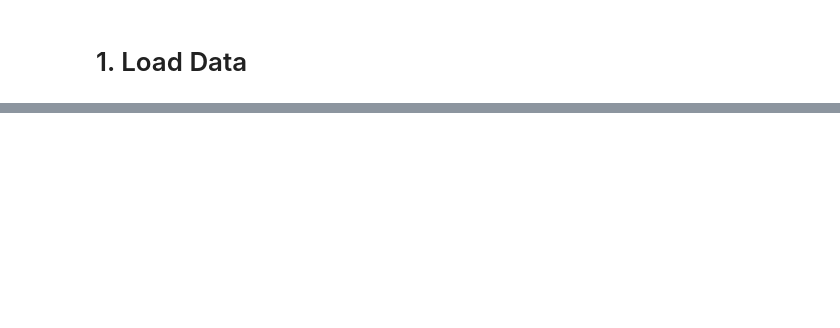
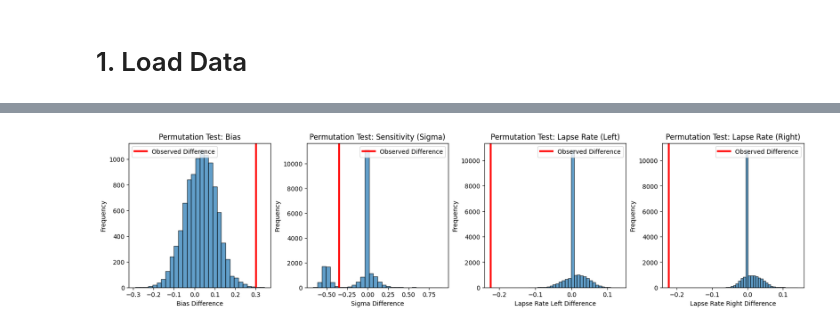
Before and after one commit to iakioh/V1SH_experiment, a Jupyter notebook: analysis/analysis_questplus.ipynb, the cells around one changed output, grey strips where cells are left out. Cells and saved outputs as stored; diff of their text form; code cells hidden in the pictures; blank space fills up the shorter version.

```diff
--- a/analysis/analysis_questplus.ipynb
+++ b/analysis/analysis_questplus.ipynb
@@ -398,0 +1296,79 @@ if save_results:
+# %%
+# Test results
+print("Permutation Test Results:")
+print("=========================\n")
+
+# for biases:
+observed_bias_12 = - 0.5 * ML_results_2[12]['mean'][1]
+observed_bias_1 = - 0.5 * ML_results_2[1]['mean'][1]
+observed_difference = observed_bias_12 - observed_bias_1
+p_value = np.mean(PT_results_2[12]['bias'] - PT_results_2[1]['bias'] >= observed_difference)
+print("Bias:")
+print(f"Observed difference between 12 rows and 1 row: {observed_difference:.4f}")
+print(f"P-value: {p_value}\n")
+
+# for sigmas:
+observed_sigma_12 = ML_results_2[12]['std'][1]
+observed_sigma_1 = ML_results_2[1]['std'][1]
+observed_difference = observed_sigma_12 - observed_sigma_1
+p_value = np.mean(PT_results_2[12]['std'] - PT_results_2[1]['std'] <= observed_difference)
+print("Sensitivity (Sigma):")
+print(f"Observed difference between 12 rows and 1 row: {observed_difference:.4f}")
+print(f"P-value: {p_value}\n")
+
+# for lapse rates:
+observed_lapse_rate_12 = ML_results_2[12]['lapse_rate_left'][1]
+observed_lapse_rate_1 = ML_results_2[1]['lapse_rate_left'][1]
+observed_difference = observed_lapse_rate_12 - observed_lapse_rate_1
+p_value = np.mean(PT_results_2[12]['lapse_rate_left'] - PT_results_2[1]['lapse_rate_left'] <= observed_difference)
+print("Lapse Rate (left):")
+print(f"Observed difference between 12 rows and 1 row: {observed_difference:.4f}")
+print(f"P-value: {p_value}\n")
+
+# for lapse rates:
+observed_lapse_rate_12 = ML_results_2[12]['lapse_rate_right'][1]
+observed_lapse_rate_1 = ML_results_2[1]['lapse_rate_right'][1]
+observed_difference = observed_lapse_rate_12 - observed_lapse_rate_1
+p_value = np.mean(PT_results_2[12]['lapse_rate_right'] - PT_results_2[1]['lapse_rate_right'] <= observed_difference)
+print("Lapse Rate (right):")
+print(f"Observed difference between 12 rows and 1 row: {observed_difference:.4f}")
+print(f"P-value: {p_value}\n")
+
+
+# Visualize permutation test results using histograms
+fig, axes = plt.subplots(1, 4, figsize=(16, 4), constrained_layout=True)
+
+# Bias
+axes[0].hist(PT_results_2[12]['bias'] - PT_results_2[1]['bias'], bins=30, edgecolor='black', alpha=0.7)
+axes[0].axvline(observed_bias_12 - observed_bias_1, color='r', linestyle='-', label='Observed Difference', linewidth=3)
+axes[0].set_xlabel('Bias Difference')
+axes[0].set_ylabel('Frequency')
+axes[0].set_title('Permutation Test: Bias')
+axes[0].legend()
+
+# Sensitivity (Sigma)
+axes[1].hist(PT_results_2[12]['std'] - PT_results_2[1]['std'], bins=30, edgecolor='black', alpha=0.7)
+axes[1].axvline(observed_sigma_12 - observed_sigma_1, color='r', linestyle='-', label='Observed Difference', linewidth=3)
+axes[1].set_xlabel('Sigma Difference')
+axes[1].set_ylabel('Frequency')
+axes[1].set_title('Permutation Test: Sensitivity (Sigma)')
+axes[1].legend()
+
+# Lapse Rate (Left)
+axes[2].hist(PT_results_2[12]['lapse_rate_left'] - PT_results_2[1]['lapse_rate_left'], bins=30, edgecolor='black', alpha=0.7)
+axes[2].axvline(observed_lapse_rate_12 - observed_lapse_rate_1, color='r', linestyle='-', label='Observed Difference', linewidth=3)
+axes[2].set_xlabel('Lapse Rate Left Difference')
+axes[2].set_ylabel('Frequency')
+axes[2].set_title('Permutation Test: Lapse Rate (Left)')
+axes[2].legend()
+
+# Lapse Rate (Right)
+axes[3].hist(PT_results_2[12]['lapse_rate_right'] - PT_results_2[1]['lapse_rate_right'], bins=30, edgecolor='black', alpha=0.7)
+axes[3].axvline(observed_lapse_rate_12 - observed_lapse_rate_1, color='r', linestyle='-', label='Observed Difference', linewidth=3)
+axes[3].set_xlabel('Lapse Rate Right Difference')
+axes[3].set_ylabel('Frequency')
+axes[3].set_title('Permutation Test: Lapse Rate (Right)')
+axes[3].legend()
+
+plt.show()
+# %% [output]
@@ -398,0 +1393 @@ if save_results:
+[figure, added]
```
Also changed, not shown: parts of 31 cells of this notebook, 12 other files.
